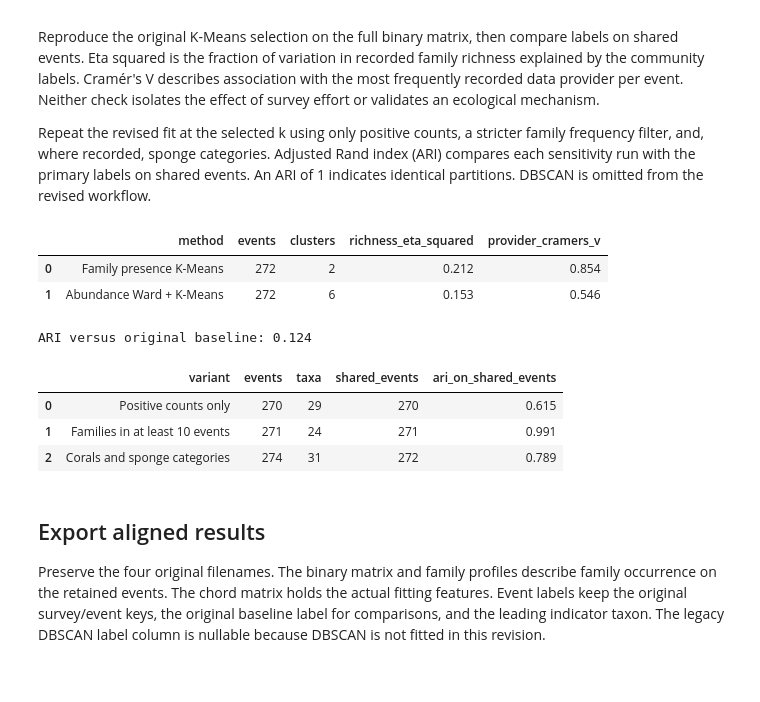
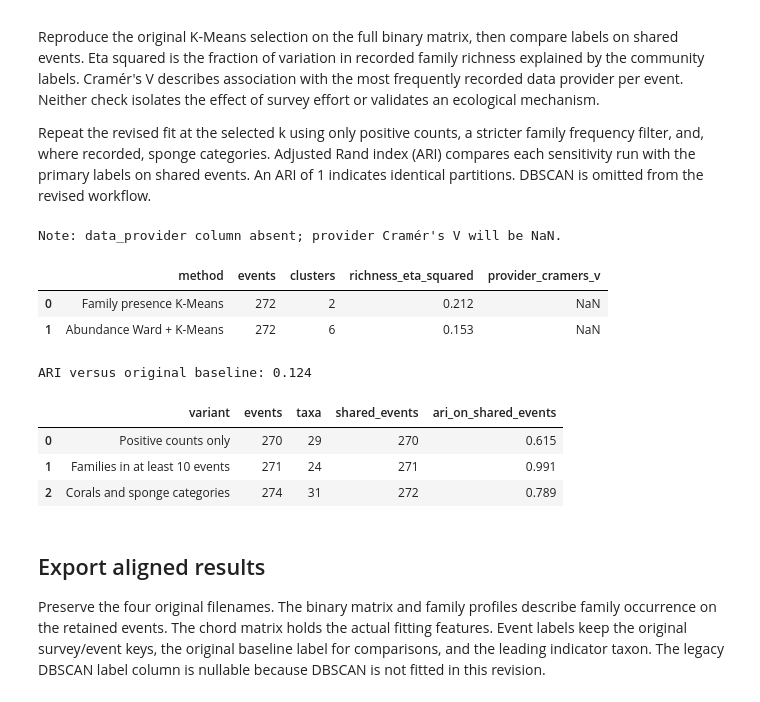
Before and after one commit to jameshlms/se-deep-coral-communities, a Jupyter notebook: notebooks/taxon_clustering.ipynb, the cells around one changed output. Drawn from its saved outputs; the diff is of its cells as text; code cells hidden in the pictures.

```diff
--- a/notebooks/taxon_clustering.ipynb
+++ b/notebooks/taxon_clustering.ipynb
@@ -133,11 +133,12 @@ def abundance_matrix(observations, min_events):
 
 abundance = abundance_matrix(corals, minimum_events)
 features = normalize(abundance.to_numpy(dtype=float), norm="l2")
-max_clusters = min(8, len(features) - 1, len(abundance.drop_duplicates()))
+max_clusters = min(12, len(features) - 1, len(abundance.drop_duplicates()))
 if max_clusters < 2:
     raise ValueError("At least three eligible events and two distinct abundance profiles are required.")
 print(f"Fitted matrix: {len(abundance)} events × {abundance.shape[1]} families")
 print(f"Events excluded by rare-family filtering: {len(family_presence) - len(abundance)}")
+print(f"Testing k from 2 to {max_clusters}")
 # %% [output]
 Coral records with family and event key: 46,364
 Positive count coverage: 92.4%
@@ -182,6 +184,8 @@ with threadpool_limits(limits=1):
         if len(sizes) != k:
             continue
         sil = silhouette_samples(features, model.labels_)
+        cluster_sil_means = pd.Series(sil).groupby(model.labels_).mean()
+        min_cluster_sil = float(cluster_sil_means.min())
         table = indicator_table(abundance, model.labels_)
         leading = table.groupby("cluster").head(1)
         informative = (
@@ -194,11 +198,13 @@ with threadpool_limits(limits=1):
             "noise_events": 0, "noise_share": 0.0, "silhouette": sil.mean(),
             "ward_silhouette": silhouette_score(features, ward), "inertia": model.inertia_,
             "smallest_cluster": sizes.min(), "largest_cluster": sizes.max(),
+            "min_cluster_silhouette": min_cluster_sil,
             "evaluated_events": len(features), "informative_indicators": informative.sum(),
             "mean_leading_indval": leading["indval"].mean(),
         })
 
 evaluation = pd.DataFrame(metrics)
+evaluation["weakly_separated"] = evaluation["min_cluster_silhouette"].lt(0.1)
 eligible = evaluation.loc[evaluation["smallest_cluster"].ge(5)]
 if eligible.empty:
     raise ValueError("No tested solution has at least five events in each cluster.")
@@ -267,13 +277,19 @@ def provider_association(groups, providers):
 
 
 richness = family_richness.loc[labels.index]
-providers = corals.groupby(event_keys)["data_provider"].agg(
-    lambda values: values.mode().iat[0] if values.notna().any() else "Unknown"
-).loc[labels.index]
+has_provider = "data_provider" in corals.columns
+if has_provider:
+    providers = corals.groupby(event_keys)["data_provider"].agg(
+        lambda values: values.mode().iat[0] if values.notna().any() else "Unknown"
+    ).loc[labels.index]
+else:
+    providers = pd.Series("Unknown", index=labels.index)
+    print("Note: data_provider column absent; provider Cramér's V will be NaN.")
+
 baseline_comparison = pd.DataFrame([
     {"method": name, "events": len(groups), "clusters": groups.nunique(),
      "richness_eta_squared": eta_squared(richness, groups),
-     "provider_cramers_v": provider_association(groups, providers)}
+     "provider_cramers_v": provider_association(groups, providers) if has_provider else np.nan}
     for name, groups in [("Family presence K-Means", baseline_labels.loc[labels.index]),
                          ("Abundance Ward + K-Means", labels)]
 ])
@@ -282,36 +298,37 @@ print(f"ARI versus original baseline: {adjusted_rand_score(baseline_labels.loc[l
 
 sponge_records = matched_records.loc[matched_records["taxon_category"].str.contains("sponge", case=False, na=False)].copy()
 for key in event_keys:
     values = sponge_records[key].astype("string").str.strip()
     sponge_records[key] = values.mask(values.str.casefold().isin(missing_identifiers))
 sponge_records = sponge_records.dropna(subset=event_keys)
 sponge_records["family"] = "Sponge: " + sponge_records["taxon_category"].str.strip()
 sensitivity = {
     "Positive counts only": abundance_matrix(corals.loc[corals["count"].gt(0).fillna(False)], minimum_events),
     "Families in at least 10 events": abundance_matrix(corals, 10),
 }
 if not sponge_records.empty:
     sensitivity["Corals and sponge categories"] = abundance_matrix(pd.concat([corals, sponge_records]), minimum_events)
 
 sensitivity_rows = []
 with threadpool_limits(limits=1):
     for name, matrix in sensitivity.items():
         if len(matrix) <= selected_k or len(matrix.drop_duplicates()) < selected_k:
             continue
         x = normalize(matrix.to_numpy(dtype=float), norm="l2")
         _, model = ward_kmeans(x, selected_k)
         alternative = pd.Series(model.labels_, index=matrix.index)
         shared = labels.index.intersection(alternative.index)
         sensitivity_rows.append({
             "variant": name, "events": len(matrix), "taxa": matrix.shape[1], "shared_events": len(shared),
             "ari_on_shared_events": adjusted_rand_score(labels.loc[shared], alternative.loc[shared]) if len(shared) > 1 else np.nan,
         })
 display(pd.DataFrame(sensitivity_rows).round(3))
 # %% [output]
+Note: data_provider column absent; provider Cramér's V will be NaN.
 |  | method | events | clusters | richness_eta_squared | provider_cramers_v |
-| 0 | Family presence K-Means | 272 | 2 | 0.212 | 0.854 |
-| 1 | Abundance Ward + K-Means | 272 | 6 | 0.153 | 0.546 |
+| 0 | Family presence K-Means | 272 | 2 | 0.212 | NaN |
+| 1 | Abundance Ward + K-Means | 272 | 6 | 0.153 | NaN |
-ARI versus original baseline: 0.124
+ARI versus original baseline: 0.124
 |  | variant | events | taxa | shared_events | ari_on_shared_events |
 | 0 | Positive counts only | 270 | 29 | 270 | 0.615 |
 | 1 | Families in at least 10 events | 271 | 24 | 271 | 0.991 |
```
Also changed, not shown: parts of 5 cells of this notebook.
